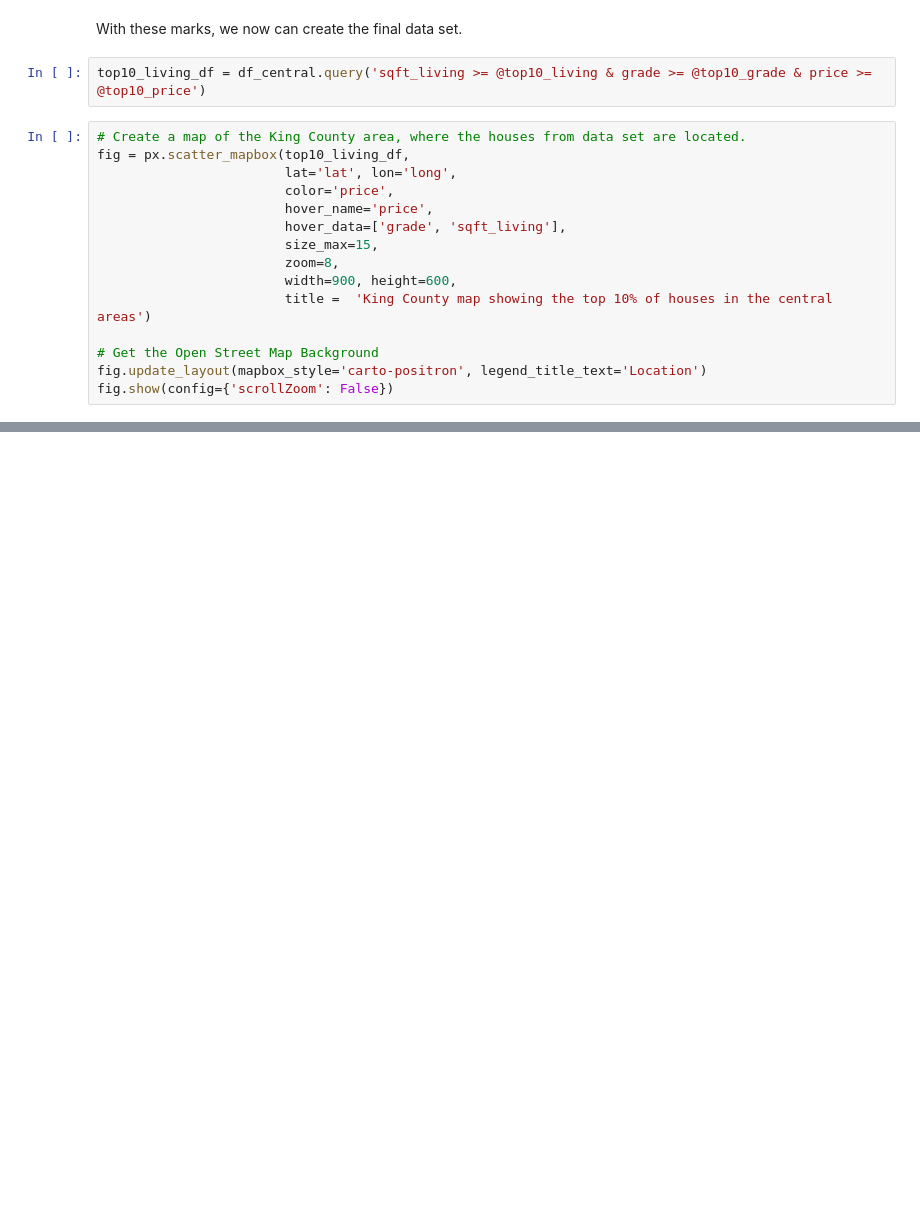
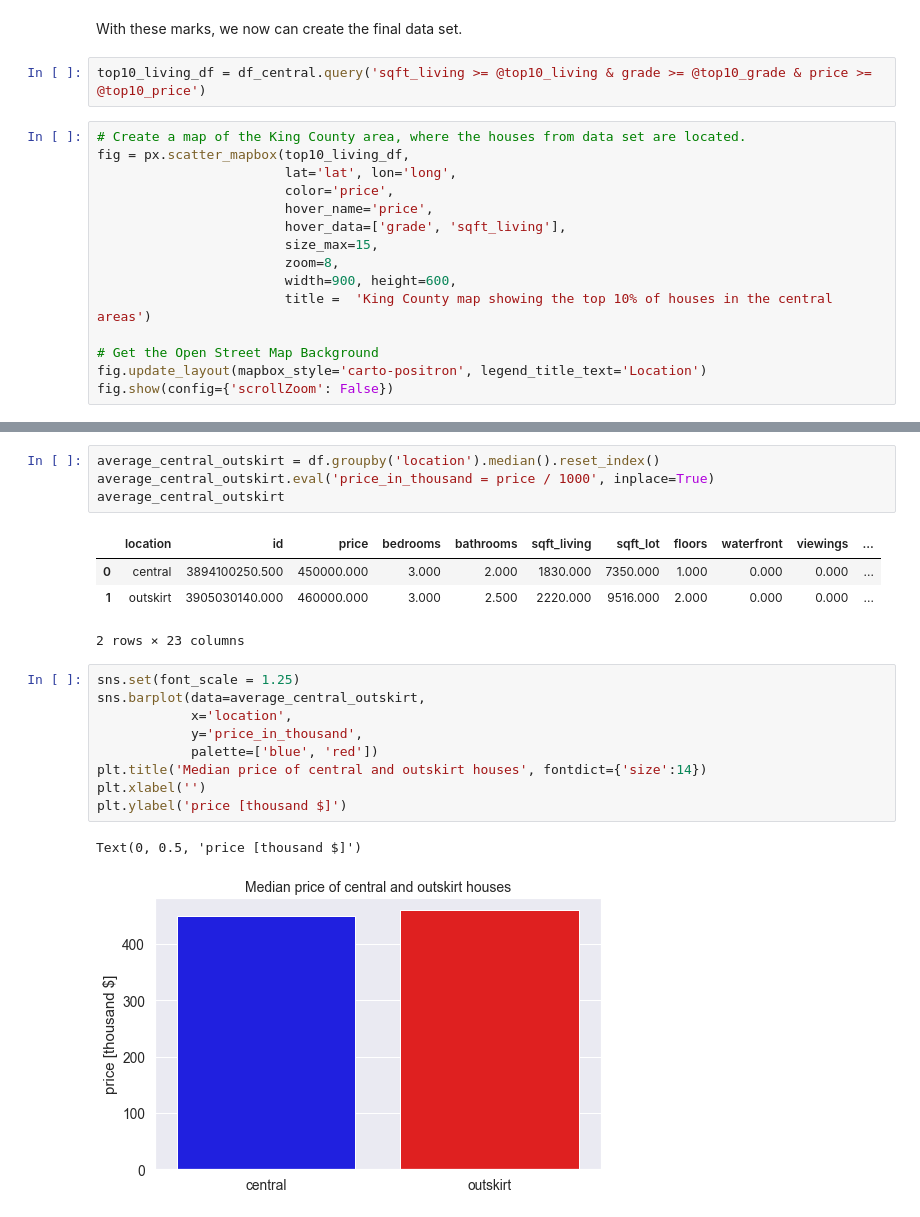
Before and after one commit to langer-net/first-eda-project, a Jupyter notebook: EDA.ipynb, the cells around one changed output, grey strips where cells are left out. Drawn from its saved outputs; the diff is of its cells as text; blank space fills up the shorter version.

```diff
--- a/EDA.ipynb
+++ b/EDA.ipynb
@@ -447,0 +451,21 @@ fig.show(config={'scrollZoom': False})
+# %%
+average_central_outskirt = df.groupby('location').median().reset_index()
+average_central_outskirt.eval('price_in_thousand = price / 1000', inplace=True)
+average_central_outskirt
+# %% [output]
+|  | location | id | price | bedrooms | bathrooms | sqft_living | sqft_lot | floors | waterfront | viewings | ... |
+| 0 | central | 3894100250.500 | 450000.000 | 3.000 | 2.000 | 1830.000 | 7350.000 | 1.000 | 0.000 | 0.000 | ... |
+| 1 | outskirt | 3905030140.000 | 460000.000 | 3.000 | 2.500 | 2220.000 | 9516.000 | 2.000 | 0.000 | 0.000 | ... |
+2 rows × 23 columns
+# %%
+sns.set(font_scale = 1.25)
+sns.barplot(data=average_central_outskirt,
+            x='location',
+            y='price_in_thousand',
+            palette=['blue', 'red'])
+plt.title('Median price of central and outskirt houses', fontdict={'size':14})
+plt.xlabel('')
+plt.ylabel('price [thousand $]')
+# %% [output]
+Text(0, 0.5, 'price [thousand $]')
+[figure, added]
```
Also changed, not shown: parts of 25 cells of this notebook, 6 other files.
